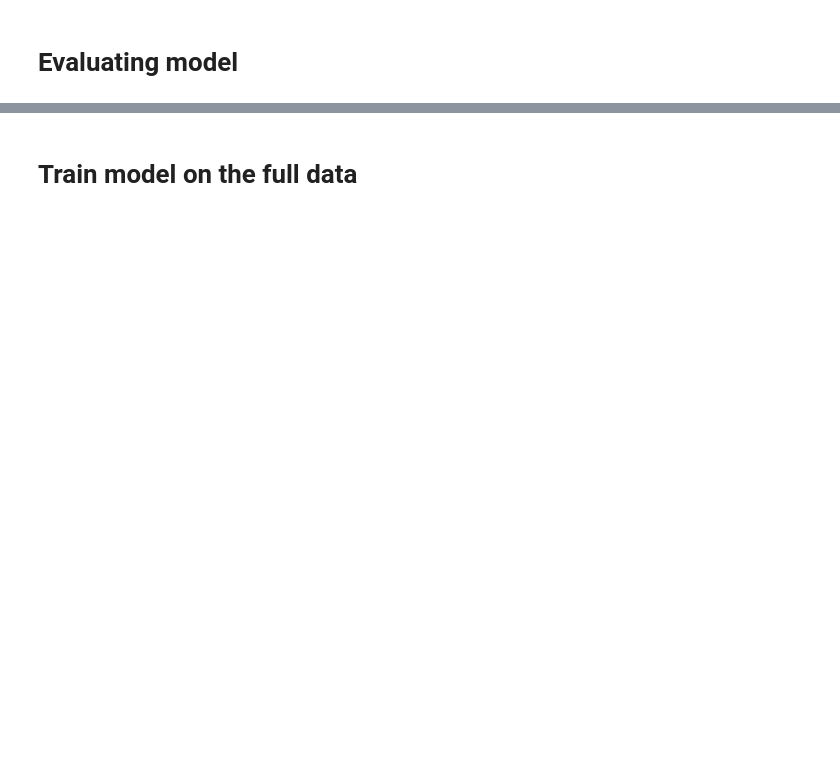
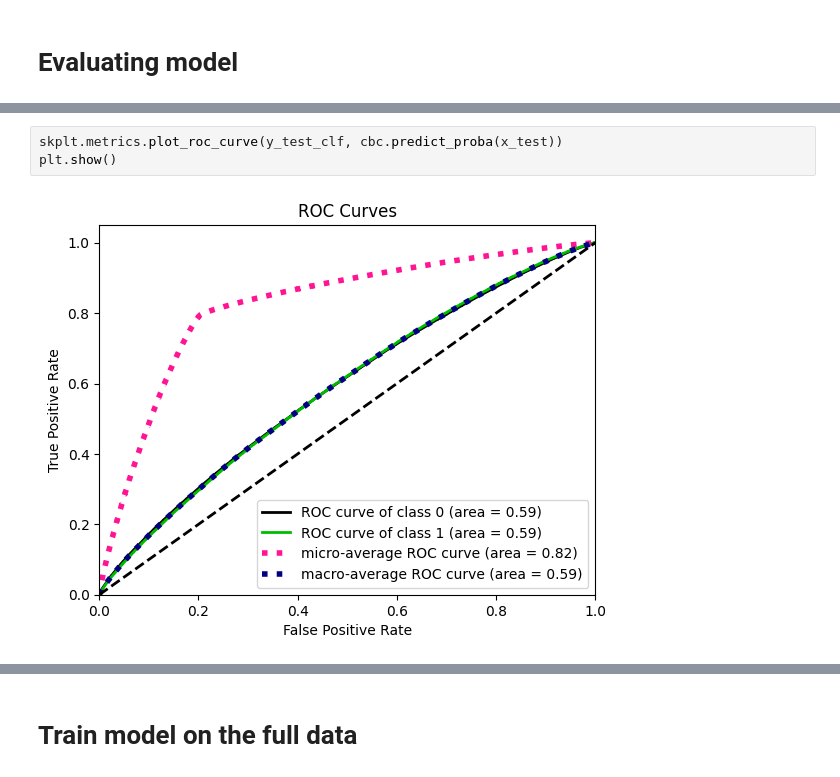
Before and after one commit to a125x/Burger-King-Churn-Hack, a Jupyter notebook: burger-king-churn-hackaton.ipynb, the cells around one changed output, grey strips where cells are left out. Cells and saved outputs as stored; diff of their text form; blank space fills up the shorter version.

```diff
--- a/burger-king-churn-hackaton.ipynb
+++ b/burger-king-churn-hackaton.ipynb
@@ -295,0 +304,5 @@ cbr.eval_metrics(eval_pool_reg, metrics=['MAE', 'Poisson', 'Quantile', 'RMSE', '
+# %%
+skplt.metrics.plot_roc_curve(y_test_clf, cbc.predict_proba(x_test))
+plt.show()
+# %% [output]
+[figure, added]
```
Also changed, not shown: parts of 28 cells of this notebook.
